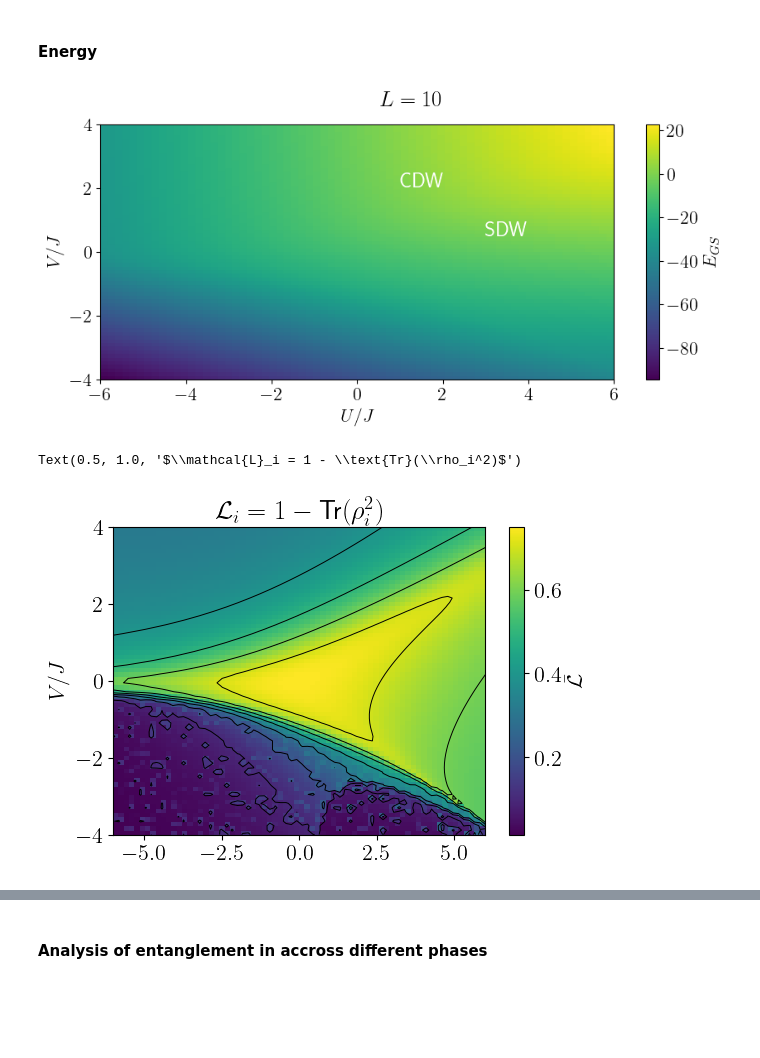
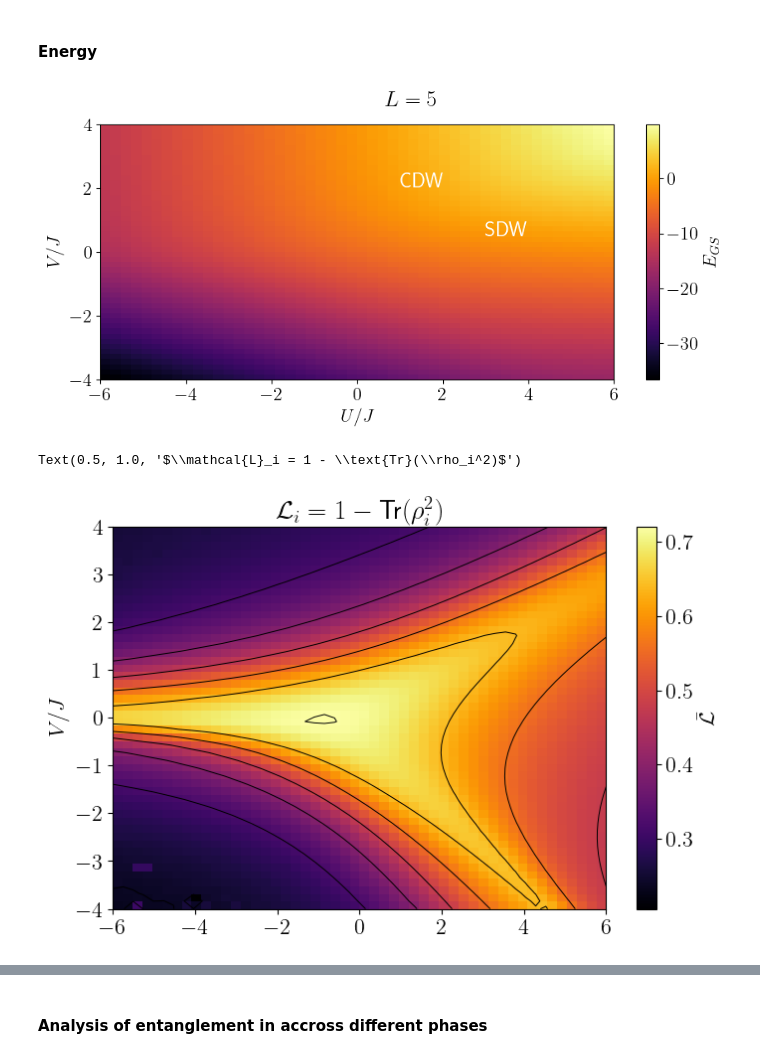
Before and after one commit to FelipePicoli/Extended_Hubbard_Model, a Jupyter notebook: notebooks/EHM_phase_diagram.ipynb, the cells around one changed output, grey strips where cells are left out. Drawn from its saved outputs; the diff is of its cells as text; code cells hidden in the pictures; blank space fills up the shorter version.

Commit message:
- Commented code - Organized figures - Deleted random files

```diff
--- a/notebooks/EHM_phase_diagram.ipynb
+++ b/notebooks/EHM_phase_diagram.ipynb
@@ -33,12 +33,12 @@ figures_path = "../figs"
 model = "EHM_Itensor"
 exec = "Phase_Diagram"
 results = "../results"
-theme = "viridis"
+theme = "inferno"
 
 is_pairs = False
 # %%
-N_Points = 70
-L = 10
+N_Points = 50
+L = 5
 # %%
 # Order parameters
 def m_SDW(L, Sj):
@@ -184,33 +184,33 @@ plt.suptitle(f"$L = {L}$")
 plt.show()
 fig.savefig(f"{figures_path}/{model}_{exec}/E_GS={L}_{model}_NPoints={N_Points}.png", dpi = 500, bbox_inches='tight')
 # %% [output]
-[figure, old version]
+[figure, new version]
 # %%
 # Create a figure with two subplots
-fig, ax1 = plt.subplots(1, 1 , figsize=(6, 4))
+fig, ax1 = plt.subplots(1, 1 , figsize=(8, 5))
 
 # Shared colorbar normalization - thanks chatgpt
 # vmin = min(np.min(avg_linear_entropy), np.min(E_p))
 # vmax = max(np.max(avg_linear_entropy), np.max(E_p))
 
 U_min = np.min(U_vals)
 U_max = np.max(U_vals)
 V_min = np.min(V_vals)
 V_max = np.max(V_max)
 
 # Contour
 X, Y = np.meshgrid(U_vals, V_vals)
 
 im0 = ax1.imshow(avg_linear_entropy, origin="lower", extent=[U_min, U_max, V_min, V_max], aspect="auto", cmap=theme)# , vmin=vmin, vmax=vmax)
 fig.colorbar(im0, ax = ax1, orientation='vertical', label=r"$\bar{\mathcal{L}}$") # /\text{max}(\bar{\mathcal{L}})$")
 ax1.contour(X, Y, avg_linear_entropy, colors='black', linewidths=0.7)
 
 ax1.set_ylabel(r"$V / J$")
 ax1.set_title(r"$\mathcal{L}_i = 1 - \text{Tr}(\rho_i^2)$")
 # plt.suptitle(f"$L = {L}$")
 # %% [output]
 Text(0.5, 1.0, '$\\mathcal{L}_i = 1 - \\text{Tr}(\\rho_i^2)$')
-[figure, old version]
+[figure, new version]
 # %%
 # Create a figure with two subplots
 fig, ax1 = plt.subplots(2, 2, figsize=(14, 12))
```
Also changed, not shown: parts of 6 cells of this notebook, 20 other files.
